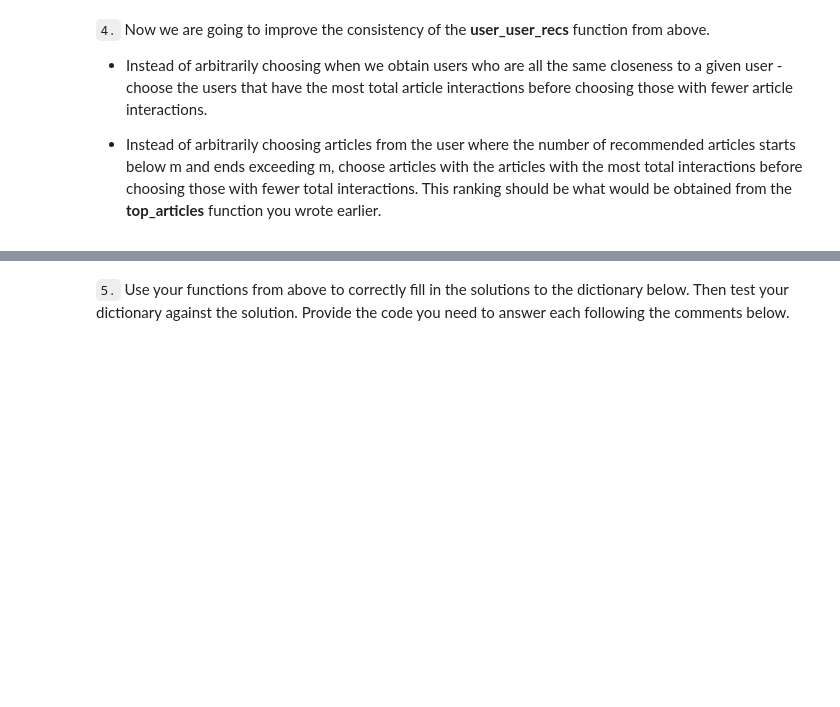
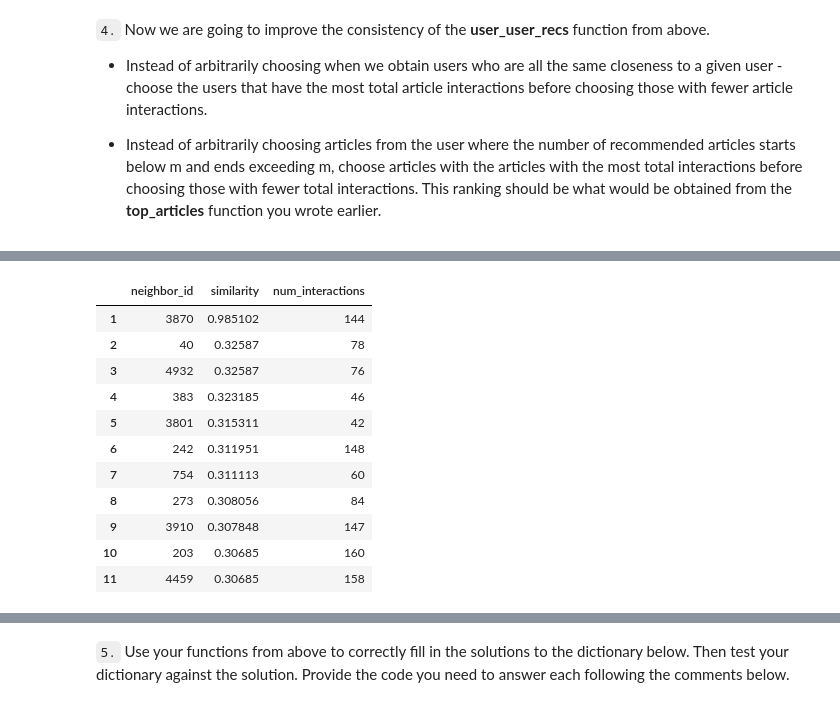
Before and after one commit to texcindy99/Recommendations_with_IBM, a Jupyter notebook: Recommendations_with_IBM.ipynb, the cells around one changed output, grey strips where cells are left out. Drawn from its saved outputs; the diff is of its cells as text; code cells hidden in the pictures; blank space fills up the shorter version.

Commit message:
Update notebook
Update similarity calculation using dot product

```diff
--- a/Recommendations_with_IBM.ipynb
+++ b/Recommendations_with_IBM.ipynb
@@ -486,3 +549,18 @@ print("If this is all you see, you passed all of our tests!  Nice job!")
+# %%
+a.head(11)
+# %% [output]
+|  | neighbor_id | similarity | num_interactions |
+| 1 | 3870 | 0.985102 | 144 |
+| 2 | 40 | 0.32587 | 78 |
+| 3 | 4932 | 0.32587 | 76 |
+| 4 | 383 | 0.323185 | 46 |
+| 5 | 3801 | 0.315311 | 42 |
+| 6 | 242 | 0.311951 | 148 |
+| 7 | 754 | 0.311113 | 60 |
+| 8 | 273 | 0.308056 | 84 |
+| 9 | 3910 | 0.307848 | 147 |
+| 10 | 203 | 0.30685 | 160 |
+| 11 | 4459 | 0.30685 | 158 |
 # %%
 def get_top_sorted_users(user_id, df=df, user_item=user_item):
     '''
```
Also changed, not shown: parts of 16 cells of this notebook.
